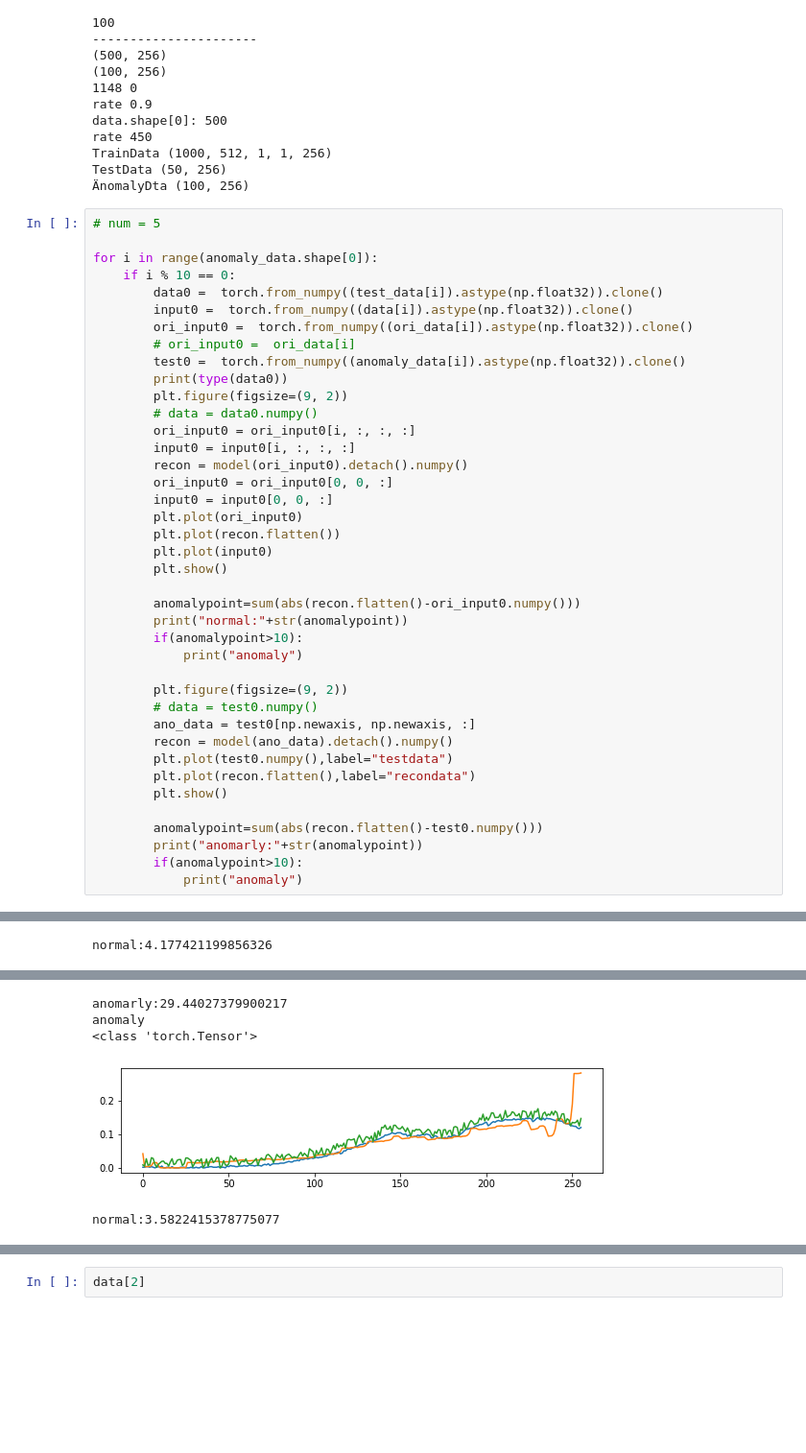
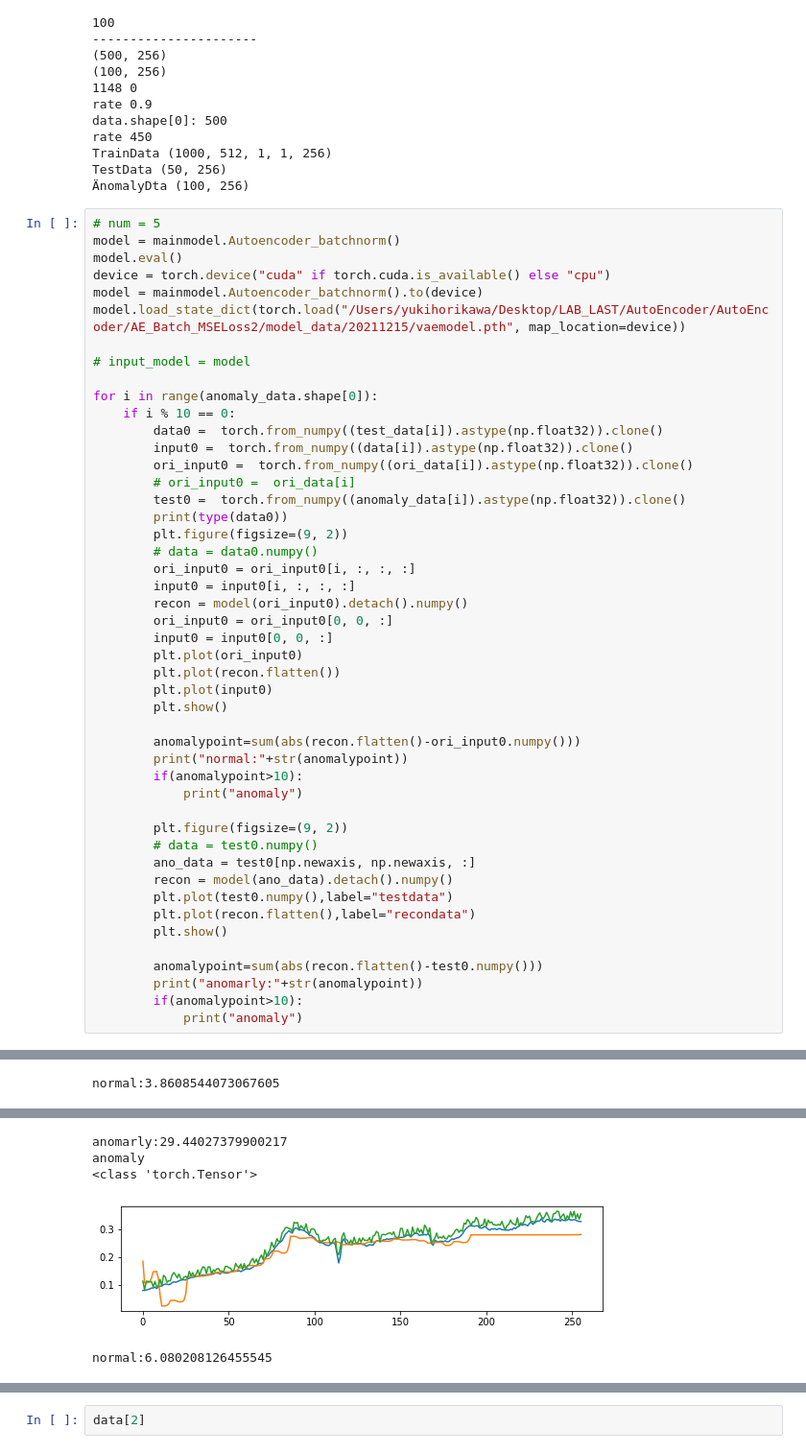
Before and after one commit to YukiHorikawaa/AutoEncoder, a Jupyter notebook: AE1214.ipynb, the cells around one changed output, grey strips where cells are left out. Shown at 96% size. Cells and saved outputs as stored; diff of their text form; blank space fills up the shorter version.

```diff
--- a/AE1214.ipynb
+++ b/AE1214.ipynb
@@ -201,6 +203,13 @@ TestData (50, 256)
 ÄnomalyDta (100, 256)
 # %%
 # num = 5
+model = mainmodel.Autoencoder_batchnorm()
+model.eval()
+device = torch.device("cuda" if torch.cuda.is_available() else "cpu")
+model = mainmodel.Autoencoder_batchnorm().to(device)
+model.load_state_dict(torch.load("/Users/yukihorikawa/Desktop/LAB_LAST/AutoEncoder/AutoEncoder/AE_Batch_MSELoss2/model_data/20211215/vaemodel.pth", map_location=device))
+
+# input_model = model
 
 for i in range(anomaly_data.shape[0]):
     if i % 10 == 0:
@@ -251,10 +260,10 @@ anomaly
-normal:4.177421199856326
+normal:3.8608544073067605
 [figure]
 anomarly:29.44027379900217
 anomaly
 <class 'torch.Tensor'>
-[figure, old version]
+[figure, new version]
-normal:3.5822415378775077
+normal:6.080208126455545
 [figure]
 ... (10 outputs left out)
 # %%
```
Also changed, not shown: parts of 3 cells of this notebook, 2 other files.
